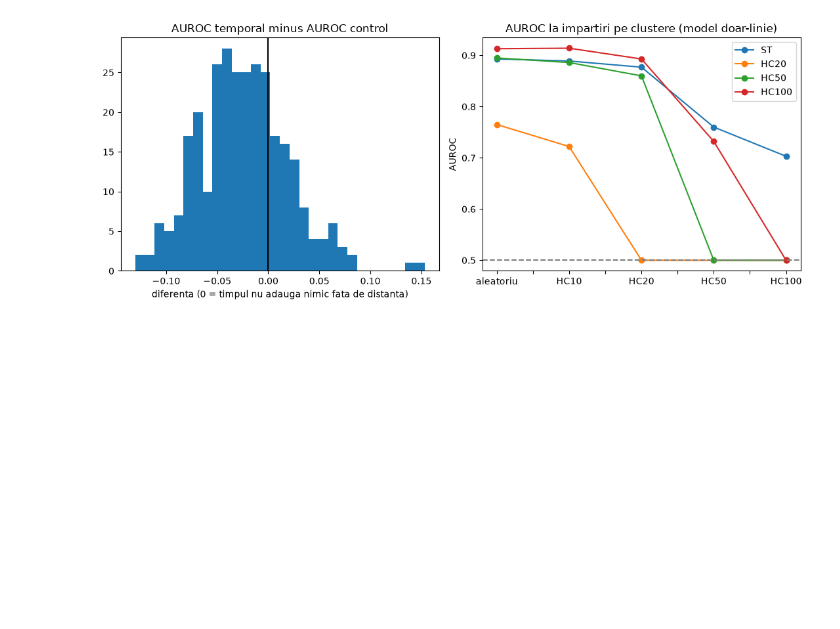
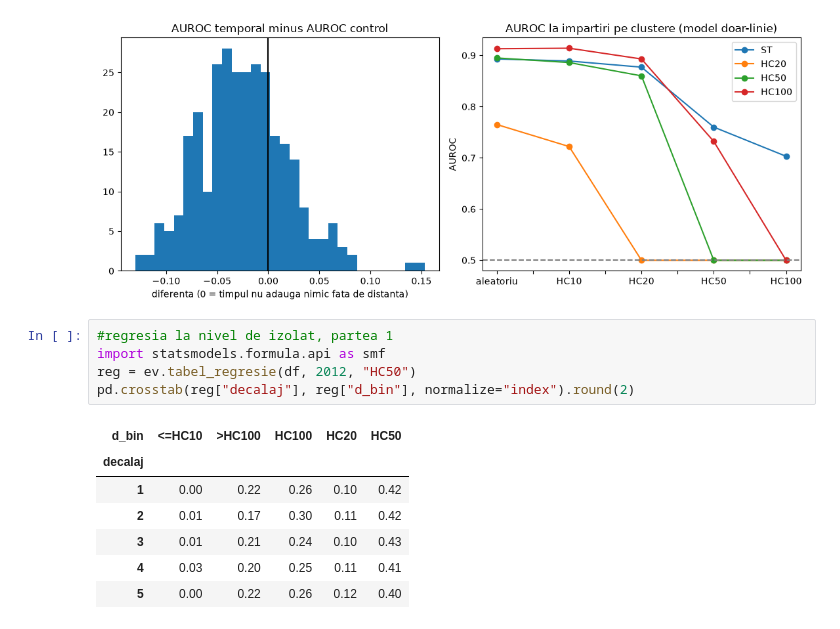
Before and after one commit to AioaneClaudia/Predic-ia-rezisten-ei-la-antibiotice-din-genom, a Jupyter notebook: notebooks/03_control_distanta.ipynb, the cells around one changed output. Drawn from its saved outputs; the diff is of its cells as text; blank space fills up the shorter version.

Commit message:
regresia pe izolat

```diff
--- a/notebooks/03_control_distanta.ipynb
+++ b/notebooks/03_control_distanta.ipynb
@@ -125,3 +125,16 @@ plt.tight_layout()
 plt.savefig("../results/control_distanta.png", dpi=150, bbox_inches="tight")
 # %% [output]
 [figure]
+# %%
+#regresia la nivel de izolat, partea 1
+import statsmodels.formula.api as smf
+reg = ev.tabel_regresie(df, 2012, "HC50")
+pd.crosstab(reg["decalaj"], reg["d_bin"], normalize="index").round(2)
+# %% [output]
+| d_bin | <=HC10 | >HC100 | HC100 | HC20 | HC50 |
+| decalaj |  |  |  |  |  |
+| 1 | 0.00 | 0.22 | 0.26 | 0.10 | 0.42 |
+| 2 | 0.01 | 0.17 | 0.30 | 0.11 | 0.42 |
+| 3 | 0.01 | 0.21 | 0.24 | 0.10 | 0.43 |
+| 4 | 0.03 | 0.20 | 0.25 | 0.11 | 0.41 |
+| 5 | 0.00 | 0.22 | 0.26 | 0.12 | 0.40 |
```
Also changed, not shown: parts of 2 cells of this notebook.
